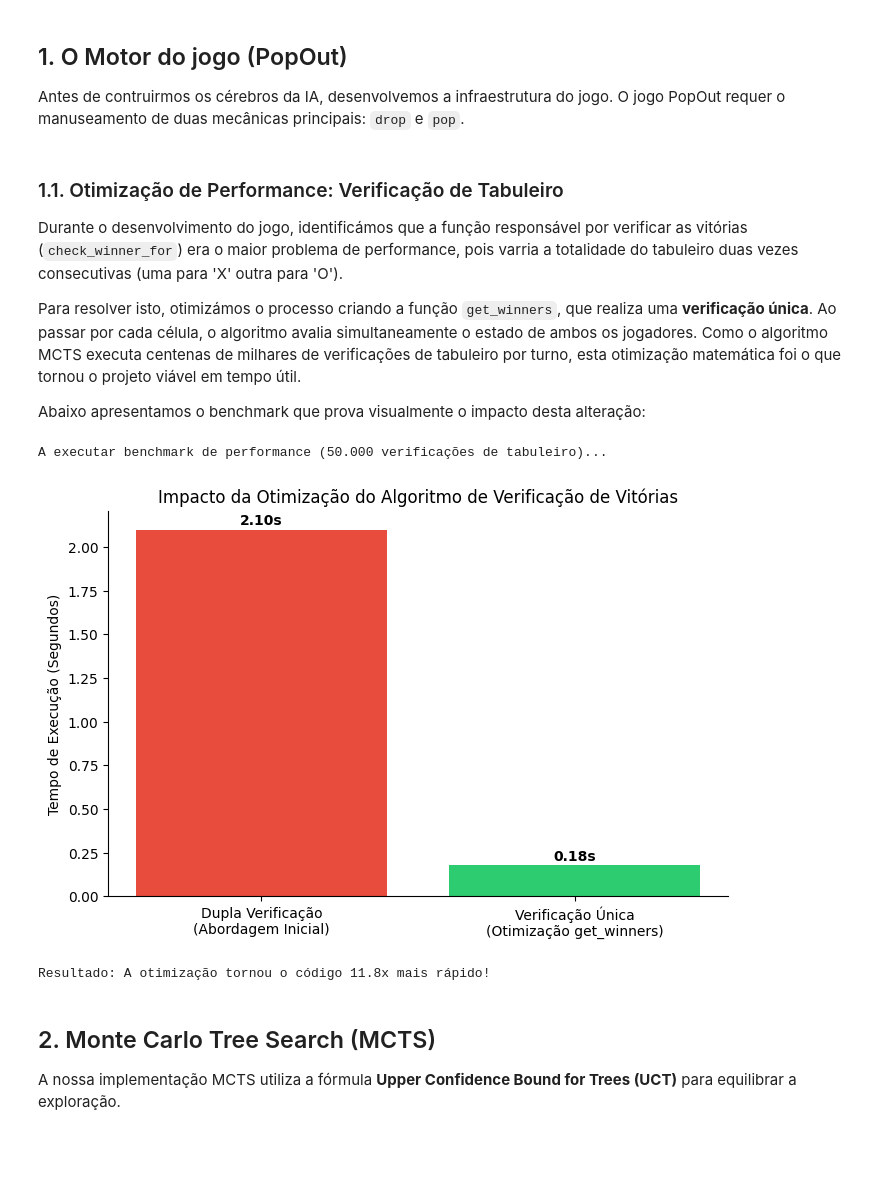
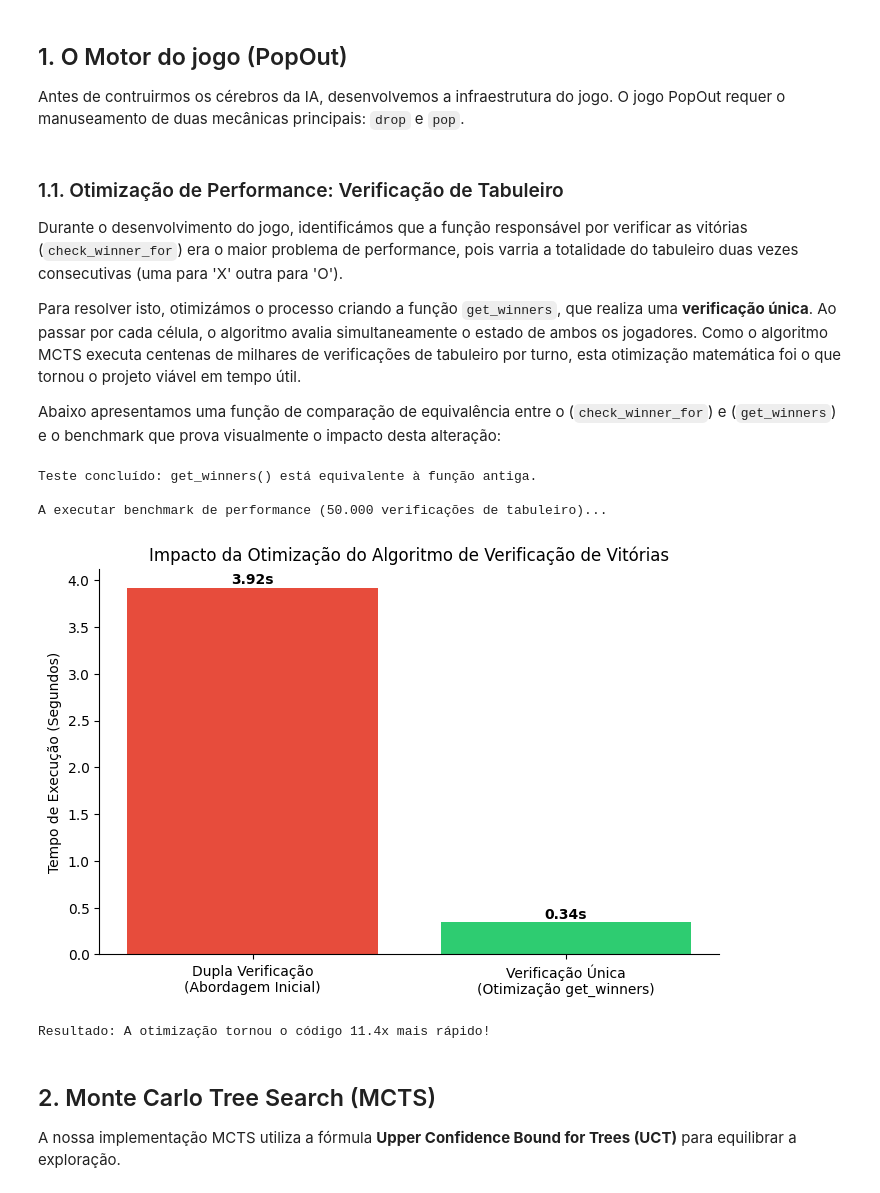
Before and after one commit to VituVVL/AI_Project, a Jupyter notebook: Project/Notebook.ipynb, the cells around one changed output. Drawn from its saved outputs; the diff is of its cells as text; code cells hidden in the pictures; blank space fills up the shorter version.

```diff
--- a/Project/Notebook.ipynb
+++ b/Project/Notebook.ipynb
@@ -270,10 +258,45 @@ Durante o desenvolvimento do jogo, identificámos que a função responsável po
 
 Para resolver isto, otimizámos o processo criando a função `get_winners`, que realiza uma **verificação única**. Ao passar por cada célula, o algoritmo avalia simultaneamente o estado de ambos os jogadores. Como o algoritmo MCTS executa centenas de milhares de verificações de tabuleiro por turno, esta otimização matemática foi o que tornou o projeto viável em tempo útil.
 
-Abaixo apresentamos o benchmark que prova visualmente o impacto desta alteração:
+Abaixo apresentamos uma função de comparação de equivalência entre o (`check_winner_for`) e (`get_winners`) e o benchmark que prova visualmente o impacto desta alteração:
 # %%
 import time
 import matplotlib.pyplot as plt
+
+#Verifica se a nova função é equivalente à antiga
+def test_get_winners_equivalence(num_games=10000, max_moves=1000):
+
+    for game_number in range(num_games):
+        game = PopOutGame()
+
+        for move_number in range(max_moves):
+            old_x = game.check_winner_for('X')
+            old_o = game.check_winner_for('O')
+
+            winners = game.get_winners()
+            new_x = 'X' in winners
+            new_o = 'O' in winners
+
+            assert old_x == new_x, f"Erro para X no jogo {game_number}, jogada {move_number}"
+            assert old_o == new_o, f"Erro para O no jogo {game_number}, jogada {move_number}"
+
+            if game.get_game_result() is not None:
+                break
+
+            legal_moves = game.get_legal_moves()
+
+            if not legal_moves:
+                break
+
+            move = random.choice(legal_moves)
+
+            game.apply_move(move[0], move[1])
+            game.switch_player()
+
+    print("Teste concluído: get_winners() está equivalente à função antiga.\n")
+
+test_get_winners_equivalence(num_games=1000, max_moves=100)
+
 
 def benchmark_winner_checking(iterations=50000):
     game = PopOutGame()
@@ -285,7 +308,7 @@ def benchmark_winner_checking(iterations=50000):
     # 1. Testar função antiga
     start_time = time.time()
     for _ in range(iterations):
-        # Lógica antida do check_winner_for
+        # Lógica antiga do check_winner_for
         x_wins = game.check_winner_for('X') if hasattr(game, 'check_winner_for') else False
         o_wins = game.check_winner_for('O') if hasattr(game, 'check_winner_for') else False
     tempo_antigo = time.time() - start_time
@@ -296,35 +319,38 @@ def benchmark_winner_checking(iterations=50000):
         vencedores = game.get_winners()
     tempo_novo = time.time() - start_time
 
     return tempo_antigo, tempo_novo
+
 
 # Correr o teste
 print("A executar benchmark de performance (50.000 verificações de tabuleiro)...")
 tempo_antigo, tempo_novo = benchmark_winner_checking()
 
 # Gráfico
 fig, ax = plt.subplots(figsize=(8, 5))
 barras = ax.bar(['Dupla Verificação\n(Abordagem Inicial)', 'Verificação Única\n(Otimização get_winners)'],
                 [tempo_antigo, tempo_novo],
                 color=['#e74c3c', '#2ecc71'])
 
 # Adicionar os valores exatos no topo das barras
 for barra in barras:
     yval = barra.get_height()
     ax.text(barra.get_x() + barra.get_width()/2, yval + 0.01, f'{yval:.2f}s', ha='center', va='bottom', fontweight='bold')
 
 ax.set_ylabel('Tempo de Execução (Segundos)')
 ax.set_title('Impacto da Otimização do Algoritmo de Verificação de Vitórias')
 ax.spines['top'].set_visible(False)
 ax.spines['right'].set_visible(False)
 
 plt.show()
 
 print(f"Resultado: A otimização tornou o código {tempo_antigo/tempo_novo:.1f}x mais rápido!")
 # %% [output]
+Teste concluído: get_winners() está equivalente à função antiga.
+
 A executar benchmark de performance (50.000 verificações de tabuleiro)...
-[figure, old version]
+[figure, new version]
-Resultado: A otimização tornou o código 11.8x mais rápido!
+Resultado: A otimização tornou o código 11.4x mais rápido!
 # %% [markdown]
 ## 2. Monte Carlo Tree Search (MCTS)
 A nossa implementação MCTS utiliza a fórmula **Upper Confidence Bound for Trees (UCT)** para equilibrar a exploração.
```
Also changed, not shown: parts of 7 cells of this notebook, 1 other file.
